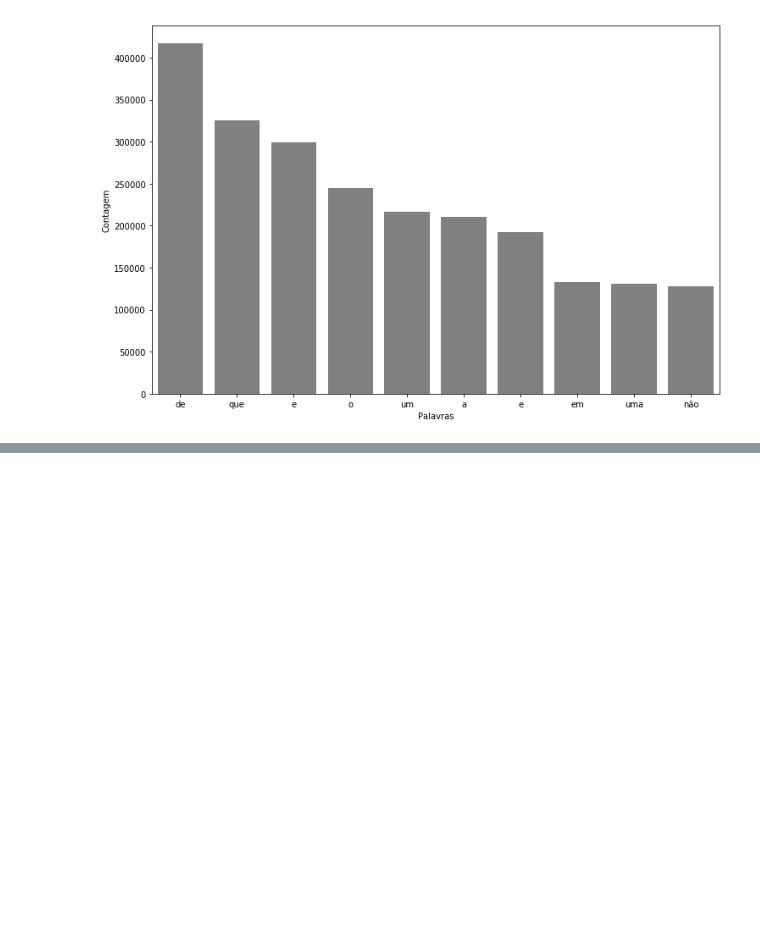
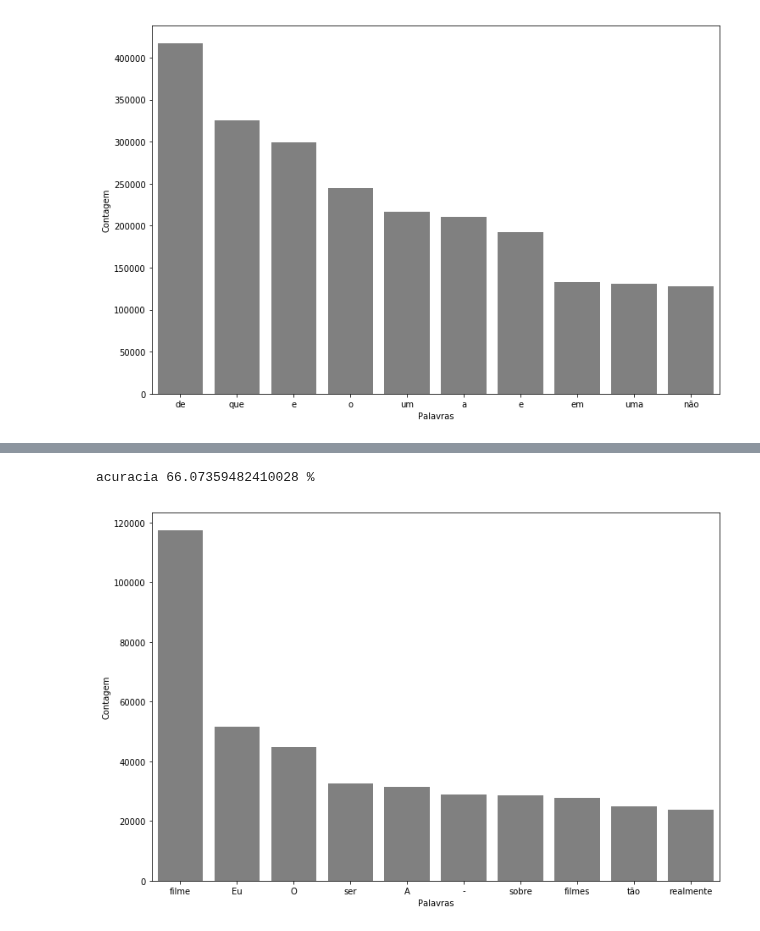
Before and after one commit to lsandrade/alura-ml, a Jupyter notebook: NLP.ipynb, the cells around one changed output, grey strips where cells are left out. Cells and saved outputs as stored; diff of their text form; code cells hidden in the pictures; blank space fills up the shorter version.

Commit message:
Usa stopwords para remover palavras que nao agregam a analise

```diff
--- a/NLP.ipynb
+++ b/NLP.ipynb
@@ -318,3 +318,6 @@ def pareto(texto, coluna_texto, quantidade):
 pareto(resenhas, "text_pt", 10)
 # %% [output]
 [figure]
+# %%
+palavras_irrelevantes = nltk.corpus.stopwords.words("portuguese")
+print(palavras_irrelevantes)
@@ -320,0 +326,11 @@ pareto(resenhas, "text_pt", 10)
+# %%
+frases_processadas = []
+for opiniao in resenhas.text_pt:
+    nova_frase = []
+    palavras_texto = token_espaco.tokenize(opiniao)
+    for palavra in palavras_texto:
+        if palavra not in palavras_irrelevantes:
+            nova_frase.append(palavra)
+    frases_processadas.append(" ".join(nova_frase))
+
+resenhas["tratamento_1"] = frases_processadas
@@ -320,0 +346,9 @@ pareto(resenhas, "text_pt", 10)
+# %%
+acuracia = classificar_texto(resenhas, "tratamento_1", "classificacao")
+print(f"acuracia {acuracia * 100} %")
+# %% [output]
+acuracia 66.07359482410028 %
+# %%
+pareto(resenhas, "tratamento_1", 10)
+# %% [output]
+[figure, added]
```
Also changed, not shown: parts of 2 cells of this notebook.
